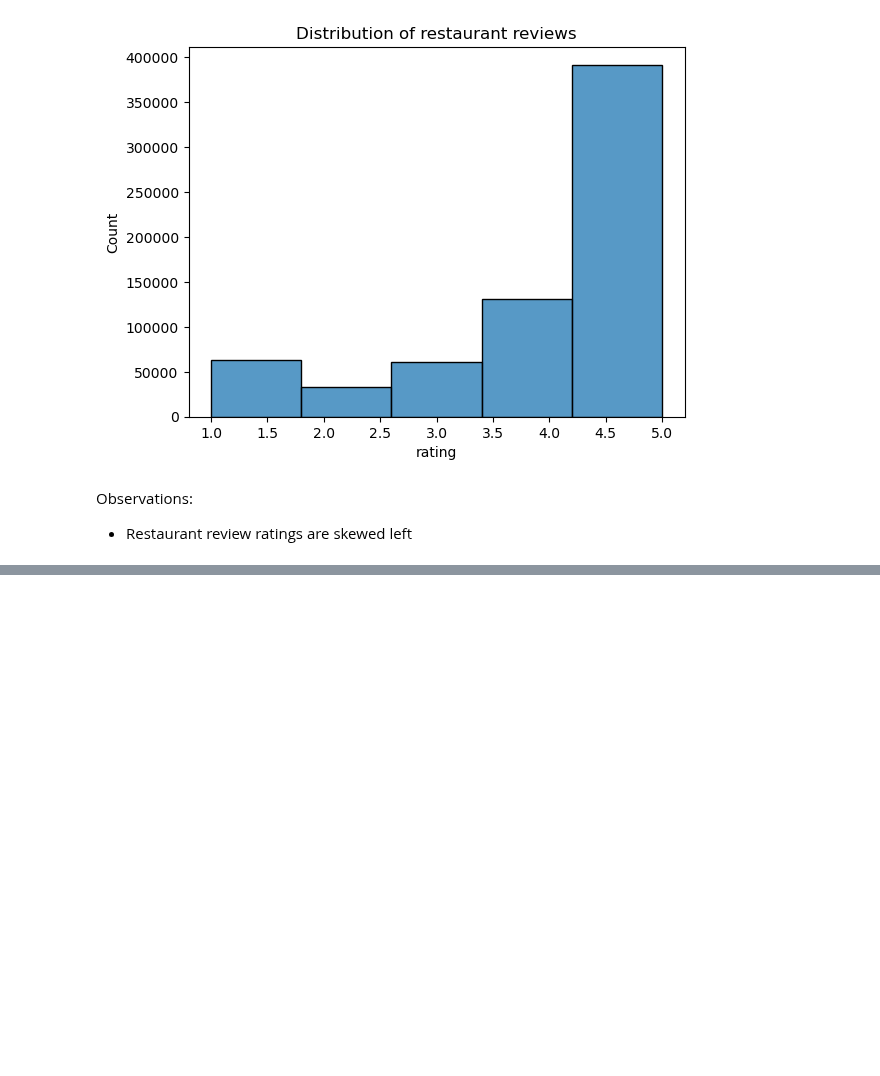
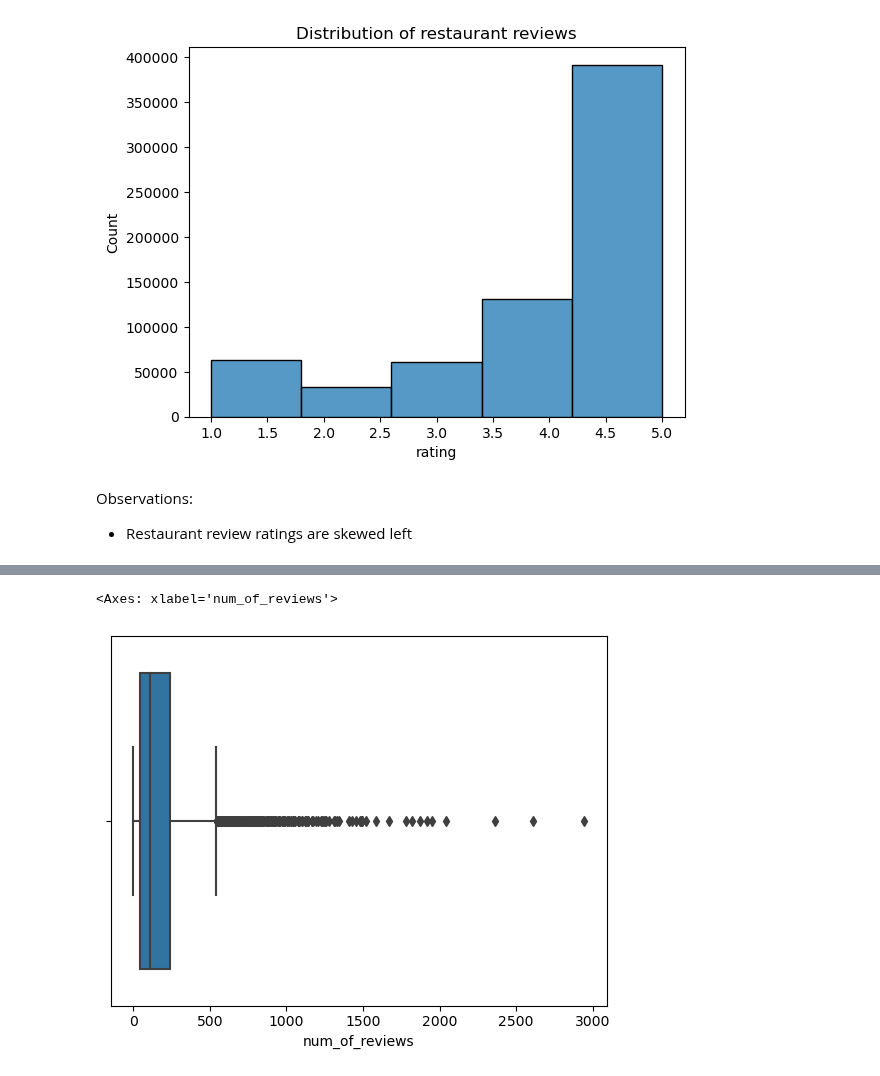
Before and after one commit to jotyot/rate-review, a Jupyter notebook: eda.ipynb, the cells around one changed output, grey strips where cells are left out. Drawn from its saved outputs; the diff is of its cells as text; code cells hidden in the pictures; blank space fills up the shorter version.

```diff
--- a/eda.ipynb
+++ b/eda.ipynb
@@ -233,0 +285,5 @@ Observations:
+# %%
+sns.boxplot(restaurants, x='num_of_reviews')
+# %% [output]
+<Axes: xlabel='num_of_reviews'>
+[figure, added]
```
Also changed, not shown: parts of 22 cells of this notebook.
